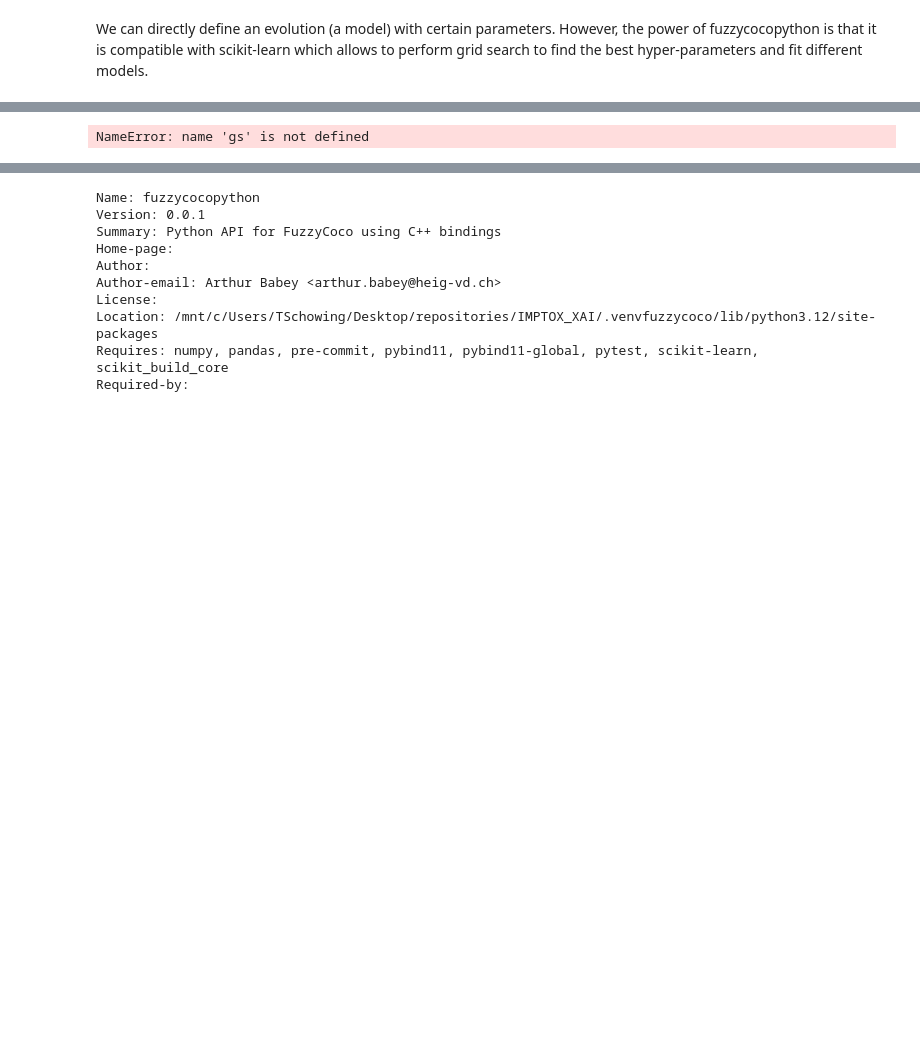
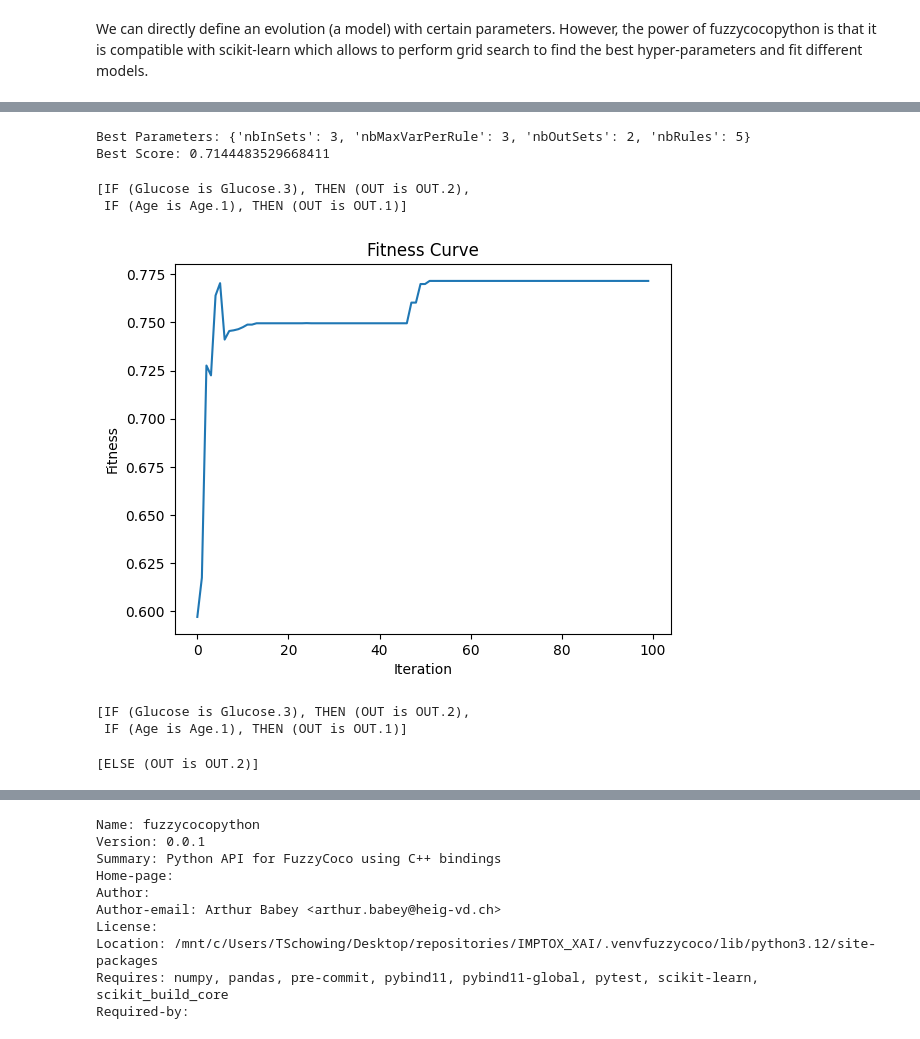
Before and after one commit to ThibaultSchowing/IMPTOX_XAI, a Jupyter notebook: notebooks/3_FuzzyCoCo.ipynb, the cells around one changed output, grey strips where cells are left out. Saved outputs shown, nothing was run; the diff lists cells and outputs as text; code cells hidden in the pictures; blank space fills up the shorter version.

Commit message:
Update fuzzycoco with new version and add visualization

```diff
--- a/notebooks/3_FuzzyCoCo.ipynb
+++ b/notebooks/3_FuzzyCoCo.ipynb
@@ -60,28 +61,28 @@ We can directly define an evolution (a model) with certain parameters. However,
 
 # Define parameter grids to choose from (just examples)
 fuzzy_system = {
-    "nbRules": [2, 3, 7],
-    "nbMaxVarPerRule": [2, 3, 4],
-    "nbInSets": [2, 3],
-    "nbOutSets": [2, 3],
+    "nbRules": [5],
+    "nbMaxVarPerRule": [3],
+    "nbInSets": [3],
+    "nbOutSets": [2],
 }
 
 fitness_parameters = {
     "sensitivityW": [0.5, 1.0],
     "specificityW": [0.5, 1.0],
-    "accuracyW": [0.25, 0.75],
-    "ppvW": [0.25, 0.5, 0.75],
-    "rmseW": [0.25, 0.5, 0.75],
+    "accuracyW": [0.2],
+    "ppvW": [0.5],
+    "rmseW": [0.5],
     "dontCareW": [0.05, 0.1]
 }
 
 co_evolution = {
-    "popSizePop1": [250, 500],
-    "popSizePop2": [250, 500],
-    "cxProbPop1": [0.7, 0.9],
-    "elitePop1": [6, 12],
-    "elitePop2": [6, 12],
-    "cxProbPop2": [0.6, 0.8],
+    "popSizePop1": [250],
+    "popSizePop2": [250],
+    "cxProbPop1": [0.7],
+    "elitePop1": [5],
+    "elitePop2": [5],
+    "cxProbPop2": [0.6],
 }
 
 
@@ -96,7 +97,7 @@ grid = {
 # Repeated Stratified K-Fold (n_splits=4, controlled by n_repeats)
 rskf = RepeatedStratifiedKFold(
     n_splits=4,
-    n_repeats=3,
+    n_repeats=1,
     random_state=42  # You can change this seed if desired
 )
 
@@ -116,7 +117,7 @@ gs = GridSearchCV(
 )
 
 # Fit the grid search
-gs.fit(X, y)
+gs.fit(X, y, store_fitness_curve=True)
 
 # Export results to a DataFrame
 results = pd.DataFrame(gs.cv_results_)
@@ -249,4 +147,30 @@ results.head()
 print("Best Parameters:", gs.best_params_)
 print("Best Score:", gs.best_score_)
 # %% [output]
-NameError: name 'gs' is not defined
+Best Parameters: {'nbInSets': 3, 'nbMaxVarPerRule': 3, 'nbOutSets': 2, 'nbRules': 5}
+Best Score: 0.7144483529668411
+# %%
+gs.best_estimator_.rules_
+# %% [output]
+[IF (Glucose is Glucose.3), THEN (OUT is OUT.2),
+ IF (Age is Age.1), THEN (OUT is OUT.1)]
+# %%
+import matplotlib.pyplot as plt
+plot = gs.best_estimator_.fitness_curve_
+
+plt.plot(plot)
+plt.xlabel('Iteration')
+plt.ylabel('Fitness')
+plt.title('Fitness Curve')
+plt.show()
+# %% [output]
+[figure, added]
+# %%
+gs.best_estimator_.rules_
+# %% [output]
+[IF (Glucose is Glucose.3), THEN (OUT is OUT.2),
+ IF (Age is Age.1), THEN (OUT is OUT.1)]
+# %%
+gs.best_estimator_.default_rules_
+# %% [output]
+[ELSE (OUT is OUT.2)]
```
Also changed, not shown: parts of 8 cells of this notebook, 2 other files.
